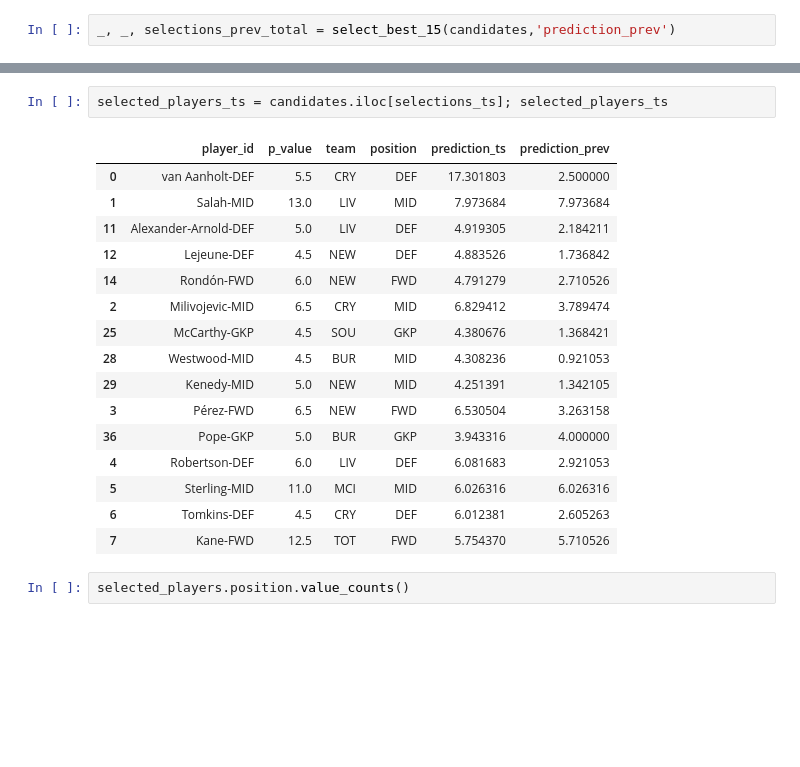
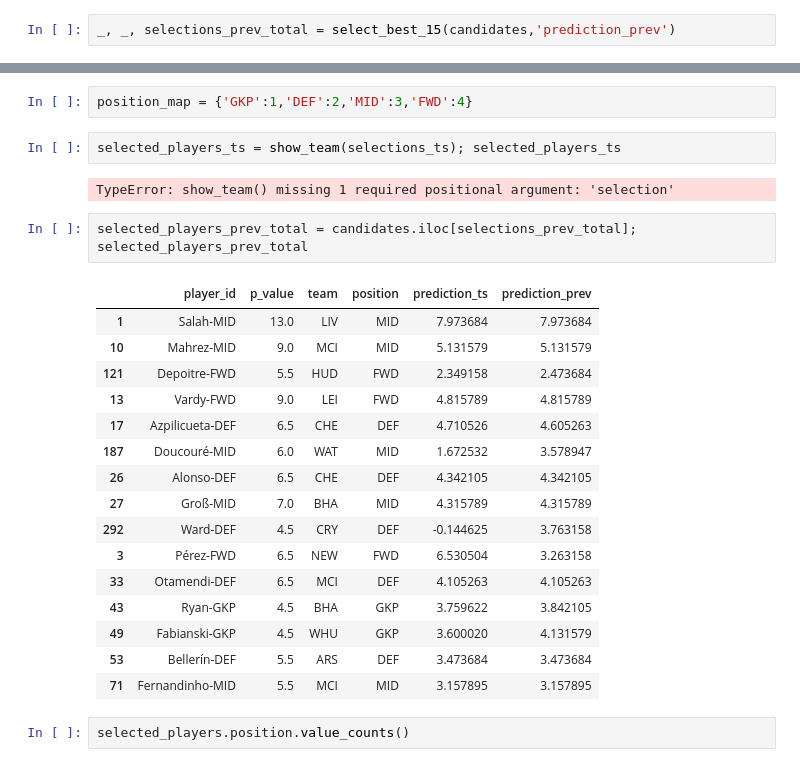
Before and after one commit to stevieg3/fpl-analysis, a Jupyter notebook: scripts/Exploration.ipynb, the cells around one changed output, grey strips where cells are left out. Saved outputs shown, nothing was run; the diff lists cells and outputs as text; blank space fills up the shorter version.

```diff
--- a/scripts/Exploration.ipynb
+++ b/scripts/Exploration.ipynb
@@ -216,22 +221,28 @@ _, _, selections_prev_total = select_best_15(candidates,'prediction_prev')
+# %%
+position_map = {'GKP':1,'DEF':2,'MID':3,'FWD':4}
 # %%
-selected_players_ts = candidates.iloc[selections_ts]; selected_players_ts
+selected_players_ts = show_team(selections_ts); selected_players_ts
 # %% [output]
-|  | player_id | p_value | team | position | prediction_ts | prediction_prev |
-| 0 | van Aanholt-DEF | 5.5 | CRY | DEF | 17.301803 | 2.500000 |
-| 1 | Salah-MID | 13.0 | LIV | MID | 7.973684 | 7.973684 |
-| 11 | Alexander-Arnold-DEF | 5.0 | LIV | DEF | 4.919305 | 2.184211 |
-| 12 | Lejeune-DEF | 4.5 | NEW | DEF | 4.883526 | 1.736842 |
-| 14 | Rondón-FWD | 6.0 | NEW | FWD | 4.791279 | 2.710526 |
-| 2 | Milivojevic-MID | 6.5 | CRY | MID | 6.829412 | 3.789474 |
-| 25 | McCarthy-GKP | 4.5 | SOU | GKP | 4.380676 | 1.368421 |
-| 28 | Westwood-MID | 4.5 | BUR | MID | 4.308236 | 0.921053 |
-| 29 | Kenedy-MID | 5.0 | NEW | MID | 4.251391 | 1.342105 |
-| 3 | Pérez-FWD | 6.5 | NEW | FWD | 6.530504 | 3.263158 |
-| 36 | Pope-GKP | 5.0 | BUR | GKP | 3.943316 | 4.000000 |
-| 4 | Robertson-DEF | 6.0 | LIV | DEF | 6.081683 | 2.921053 |
-| 5 | Sterling-MID | 11.0 | MCI | MID | 6.026316 | 6.026316 |
-| 6 | Tomkins-DEF | 4.5 | CRY | DEF | 6.012381 | 2.605263 |
-| 7 | Kane-FWD | 12.5 | TOT | FWD | 5.754370 | 5.710526 |
+TypeError: show_team() missing 1 required positional argument: 'selection'
+# %%
+selected_players_prev_total = candidates.iloc[selections_prev_total]; selected_players_prev_total
+# %% [output]
+|  | player_id | p_value | team | position | prediction_ts | prediction_prev |
+| 1 | Salah-MID | 13.0 | LIV | MID | 7.973684 | 7.973684 |
+| 10 | Mahrez-MID | 9.0 | MCI | MID | 5.131579 | 5.131579 |
+| 121 | Depoitre-FWD | 5.5 | HUD | FWD | 2.349158 | 2.473684 |
+| 13 | Vardy-FWD | 9.0 | LEI | FWD | 4.815789 | 4.815789 |
+| 17 | Azpilicueta-DEF | 6.5 | CHE | DEF | 4.710526 | 4.605263 |
+| 187 | Doucouré-MID | 6.0 | WAT | MID | 1.672532 | 3.578947 |
+| 26 | Alonso-DEF | 6.5 | CHE | DEF | 4.342105 | 4.342105 |
+| 27 | Groß-MID | 7.0 | BHA | MID | 4.315789 | 4.315789 |
+| 292 | Ward-DEF | 4.5 | CRY | DEF | -0.144625 | 3.763158 |
+| 3 | Pérez-FWD | 6.5 | NEW | FWD | 6.530504 | 3.263158 |
+| 33 | Otamendi-DEF | 6.5 | MCI | DEF | 4.105263 | 4.105263 |
+| 43 | Ryan-GKP | 4.5 | BHA | GKP | 3.759622 | 3.842105 |
+| 49 | Fabianski-GKP | 4.5 | WHU | GKP | 3.600020 | 4.131579 |
+| 53 | Bellerín-DEF | 5.5 | ARS | DEF | 3.473684 | 3.473684 |
+| 71 | Fernandinho-MID | 5.5 | MCI | MID | 3.157895 | 3.157895 |
 # %%
 selected_players.position.value_counts()
 # %% [output]
```
Also changed, not shown: parts of 1 cell of this notebook.
